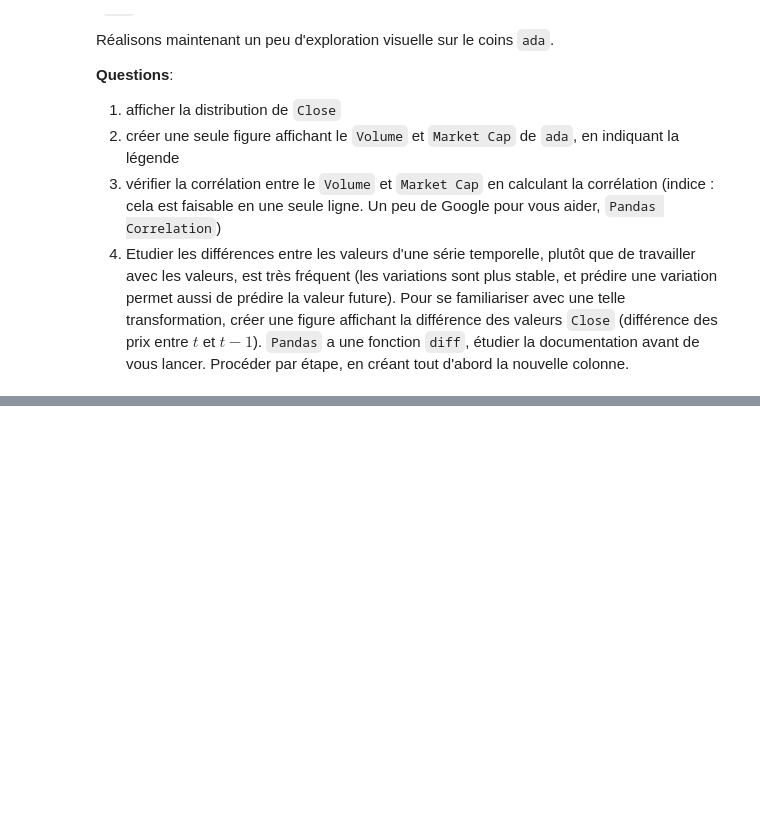
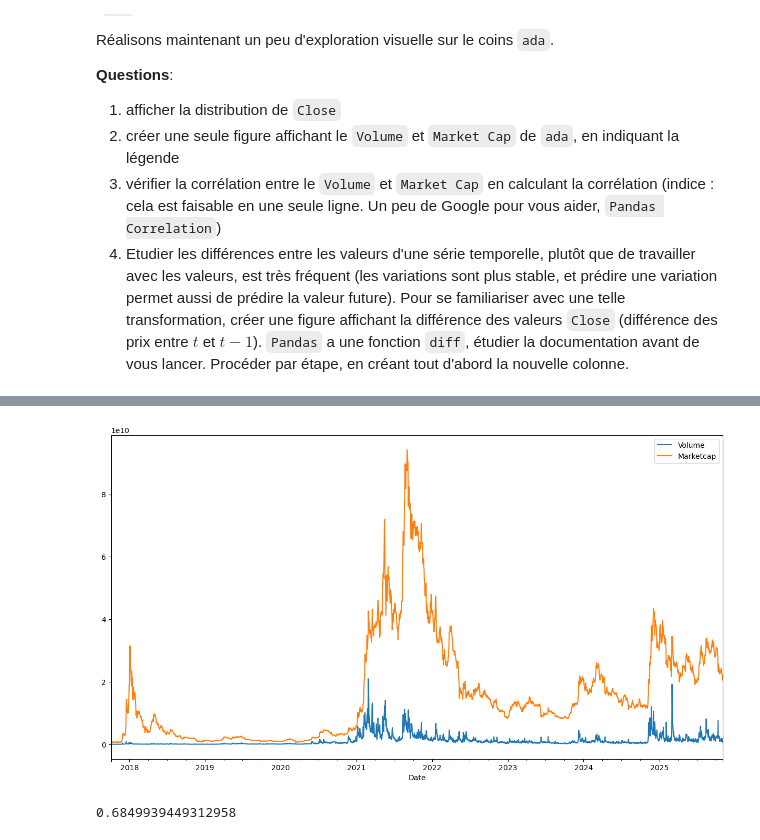
Before and after one commit to Meety004/PT_INFO, a Jupyter notebook: peip-trader-main/04 - VisuStats.ipynb, the cells around one changed output, grey strips where cells are left out. Cells and saved outputs as stored; diff of their text form; code cells hidden in the pictures; blank space fills up the shorter version.

```diff
--- a/peip-trader-main/04 - VisuStats.ipynb
+++ b/peip-trader-main/04 - VisuStats.ipynb
@@ -187,0 +185,11 @@ Réalisons maintenant un peu d'exploration visuelle sur le coins `ada`.
+# %%
+ax = ada.loc[:, "Volume"].plot()
+ada.loc[:, 'Marketcap'].plot(ax=ax)
+ax.legend(["Volume", "Marketcap"]);
+# %% [output]
+[figure, added]
+# %%
+correlation = ada['Volume'].corr(ada['Marketcap'])
+print(correlation)
+# %% [output]
+0.6849939449312958
```
Also changed, not shown: parts of 6 cells of this notebook.
